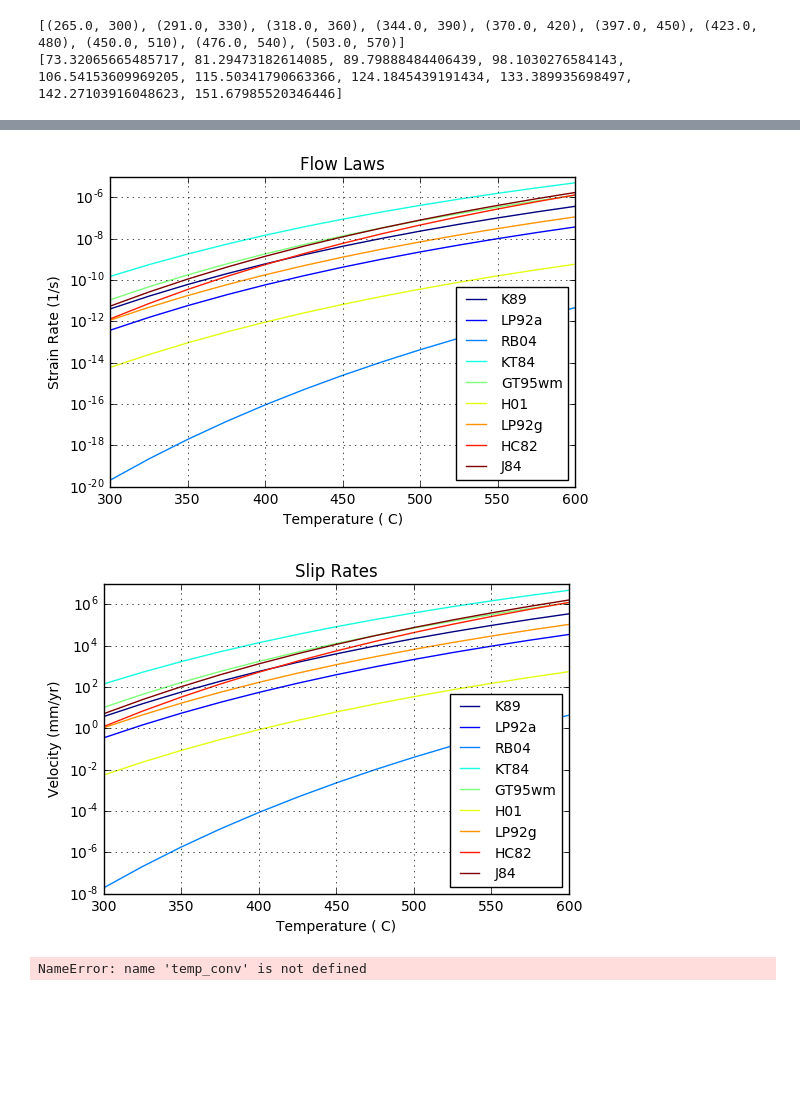
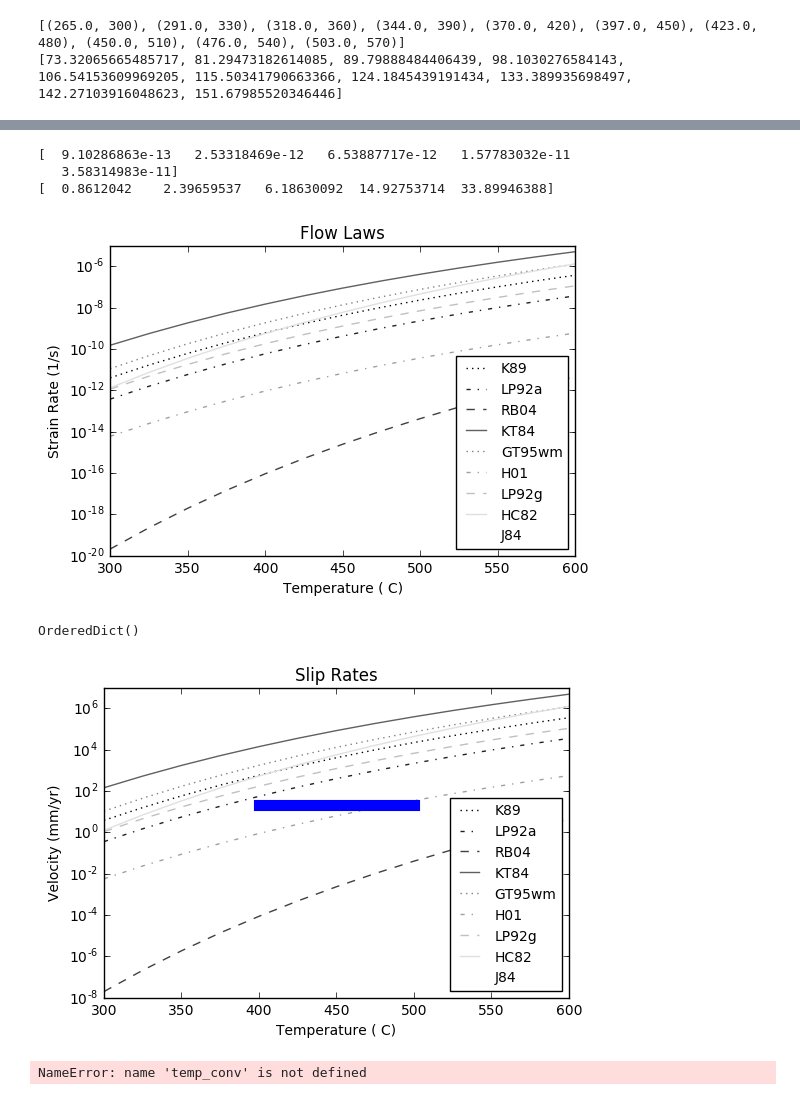
Before and after one commit to usgs/gmeg-shearzone-flowstress, a Jupyter notebook: Strain and Slip Rate Calculations.ipynb, the cells around one changed output, grey strips where cells are left out. Saved outputs shown, nothing was run; the diff lists cells and outputs as text; code cells hidden in the pictures; blank space fills up the shorter version.

```diff
--- a/Strain and Slip Rate Calculations.ipynb
+++ b/Strain and Slip Rate Calculations.ipynb
@@ -250,10 +247,10 @@ print(fugacity)
 #Calculate a range of fugacities from range of temperatures at constant pressure
 
 #Set pressure, convert to Pa.
-pressure = pres_conv(pressure_calculator(15, 2.7)) #Depth, density
-
+pressure = 400000000#pres_conv(pressure_calculator(15, 2.7)) #Depth, density #400000000#
+print(pressure)
 #Set range of temperatures
-temperature_range = range(300,602,25)
+temperature_range = range(400,502,25)
 print(temperature_range)
 temp_range = []
 for t in temperature_range:
@@ -279,5 +276,4 @@ for temperature in temp_range:
     fugacity.append(fug)
 
 print(fugacity)
-type(temp_range)
 # %% [output]
@@ -309,25 +305,30 @@ def calculate_slip_rate(e, w): #w: width in m, output of mm/yr
 #calculate_slip_rate(e, 30) ### output of mm/yr
 
 #result = np.ndarray(shape=(len(flow_laws.keys()), len(e)), dtype=float)
+
+# def all_flow_laws(s, w, flow_laws):
 e = []
 v = []
 for key in flow_laws.keys():
-    #print(key)
     ei = calculate_strain_rate(s, flow_law=key)
     vi = calculate_slip_rate(ei, 30)
-       #print(ei)
     ei = ei.tolist()
     e.append(ei)
-       # print(vi)
     vi = vi.tolist()
     v.append(vi)
+#     return e, v
 
 
-#     #v = calculate_slip_rate(e, 30)
-#     #save = e
-#     #print(e)
+def one_flow_law(s, w, flow_law='H01'):
+    e = calculate_strain_rate(s, flow_law = 'H01')
+    print(e) #output of 1/s
+    v = calculate_slip_rate(e, w) ### output of mm/yr
+    print(v)
 
 
+one_flow_law(s, 30)
+
+#all_flow_laws(s, 30, flow_laws=flow_laws)
 
 
 # for key in flow_laws.keys():
@@ -344,11 +345,26 @@ temperature = temp_conv(temperature, direction="K2C")
 import pprint
 
 
-#pprint.pprint(v[1])
+#pprint.pprint(v)
 # pprint.pprint(v[5])
 # flow_laws.keys()
+# print(flow_laws)
+# flow_laws.keys()
+# %% [output]
+[  9.10286863e-13   2.53318469e-12   6.53887717e-12   1.57783032e-11
+   3.58314983e-11]
+[  0.8612042    2.39659537   6.18630092  14.92753714  33.89946388]
 # %%
-colors = iter(cm.jet(np.linspace(0, 1, len(e))))#set color ramp to jet with a line spacing of length e
+import matplotlib.pyplot as plt
+from matplotlib import cm
+#from matplotlib.lines import Line2D
+
+fig = plt.figure()
+
+colors = iter(cm.gray(np.linspace(0, 1, len(e))))#set color ramp to jet with a line spacing of length e
+markers=['o', 'v', '^', '<', '>', '8', 's', 'D', '.']# ',', '+', '4', '.', 'o', '*', 'v', 'D', 's']
+lstyles=[':', '-.', '--', '-', ':', '-.', '--', '-',':' ]
+
 
 plt.gca().set_yscale('log') #set y axis to log
 
@@ -365,7 +381,7 @@ for key in flow_laws.keys():
     labels.append(l)
 
 for i in range(0, len(e)):
-    plt.plot(temperature, e[i], color=next(colors))
+    plt.plot(temperature, e[i], color=next(colors), linestyle=lstyles[i] )#marker=markers[i],
 
 
 plt.xlabel('Temperature ( C)')
@@ -374,48 +390,64 @@ plt.title('Flow Laws')
 #for i in range(0, len(Tc)):
  #   plt.text(450,e[i][6],labels[i], fontsize=10, rotation = 8)
 plt.legend(labels, fontsize=10, loc=4)
-plt.grid()
+#plt.grid()
 plt.show()
 
 pdf = PdfPages('StrainRates.pdf')
 pdf.savefig(fig)
 pdf.close()
 # %% [output]
-[figure, old version]
+[figure, new version]
+# %%
+import collections
+#OrderedDict
+#collections.OrderedDict(sorted(flow_laws.keys(), key=lambda t: t[0]))
+d = flow_laws
+#print(d)
+d = collections.OrderedDict()
+print(d)
+# %% [output]
+OrderedDict()
 # %%
-
+import matplotlib.pyplot as plt
+from matplotlib import cm
 
 fig = plt.figure()
 
-colors = iter(cm.jet(np.linspace(0, 1, len(v))))#set color ramp to jet with a line spacing of length e
+colors = iter(cm.gray(np.linspace(0, 1, len(v))))#set color ramp to jet with a line spacing of length e
+lstyles=[':', '-.', '--', '-', ':', '-.', '--', '-',':' ]
 
 plt.gca().set_yscale('log') #set y axis to log
 
 labels = []
 for key in flow_laws.keys():
     l = key
     labels.append(l)
 
 for i in range(0, len(v)):
-    plt.plot(temperature, v[i], color=next(colors))
+    plt.plot(temperature, v[i], color=next(colors), linestyle=lstyles[i] )
+
+y=[20,20, 20]
+x=[400, 450, 500]
+plt.plot(x, y, linestyle='-', linewidth=8)
 
 
 plt.xlabel('Temperature ( C)')
 plt.ylabel('Velocity (mm/yr)')
 plt.title('Slip Rates')
 #for i in range(0, len(Tc)):
  #   plt.text(450,e[i][6],labels[i], fontsize=10, rotation = 8)
 plt.legend(labels, fontsize=10, loc=4)
-plt.grid()
+#plt.grid()
 plt.show()
 
 pdf = PdfPages('SlipRates.pdf')
 pdf.savefig(fig)
 pdf.close()
 
 #pdf = matplotlib.backends.backend_pdf.PdfPages("output.pdf")
 # %% [output]
-[figure, old version]
+[figure, new version]
 # %%
 #Double checking calculations
 
```
Also changed, not shown: parts of 2 cells of this notebook, 1 other file.
